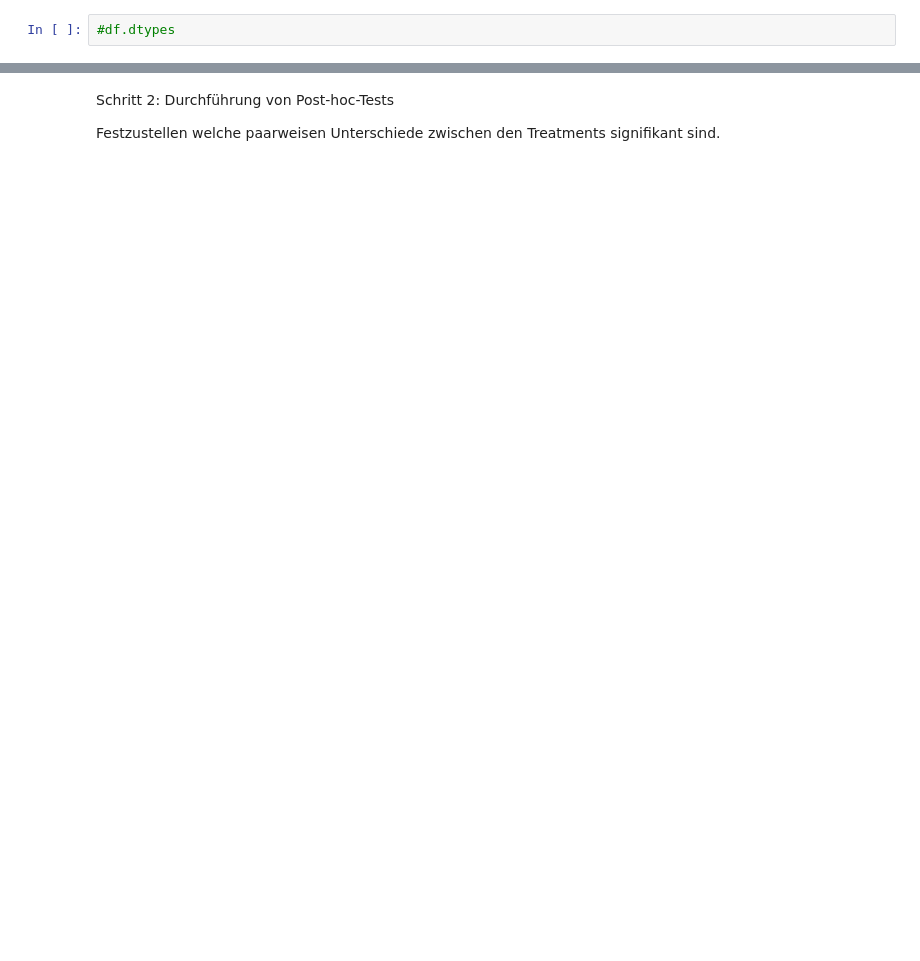
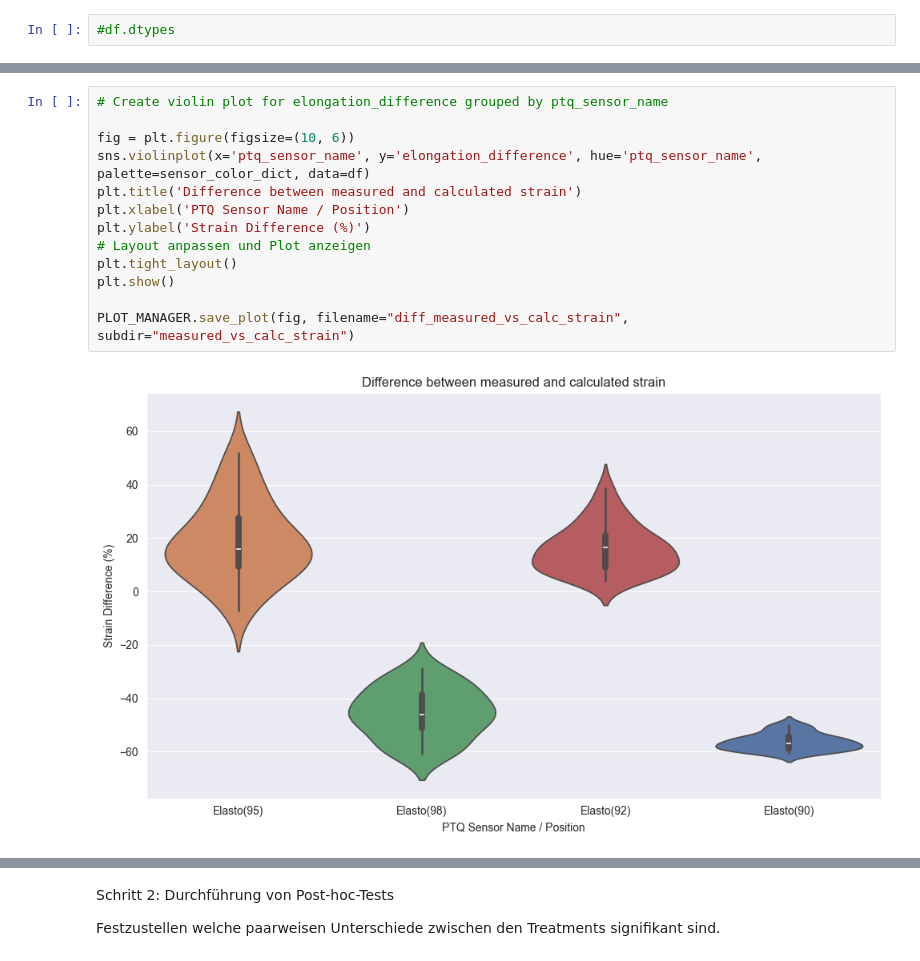
Before and after one commit to kyellsen/2023_Kronensicherung_Plesse_Kraefte_Schwingungen, a Jupyter notebook: 2023_Kronensicherung_Plesse_Kraefte_Schwingungen.ipynb, the cells around one changed output, grey strips where cells are left out. Cells and saved outputs as stored; diff of their text form; blank space fills up the shorter version.

```diff
--- a/2023_Kronensicherung_Plesse_Kraefte_Schwingungen.ipynb
+++ b/2023_Kronensicherung_Plesse_Kraefte_Schwingungen.ipynb
@@ -854,0 +1198,15 @@ variables = [
+# %%
+# Create violin plot for elongation_difference grouped by ptq_sensor_name
+
+fig = plt.figure(figsize=(10, 6))
+sns.violinplot(x='ptq_sensor_name', y='elongation_difference', hue='ptq_sensor_name', palette=sensor_color_dict, data=df)
+plt.title('Difference between measured and calculated strain')
+plt.xlabel('PTQ Sensor Name / Position')
+plt.ylabel('Strain Difference (%)')
+# Layout anpassen und Plot anzeigen
+plt.tight_layout()
+plt.show()
+
+PLOT_MANAGER.save_plot(fig, filename="diff_measured_vs_calc_strain", subdir="measured_vs_calc_strain")
+# %% [output]
+[figure, added]
```
Also changed, not shown: parts of 98 cells of this notebook.
